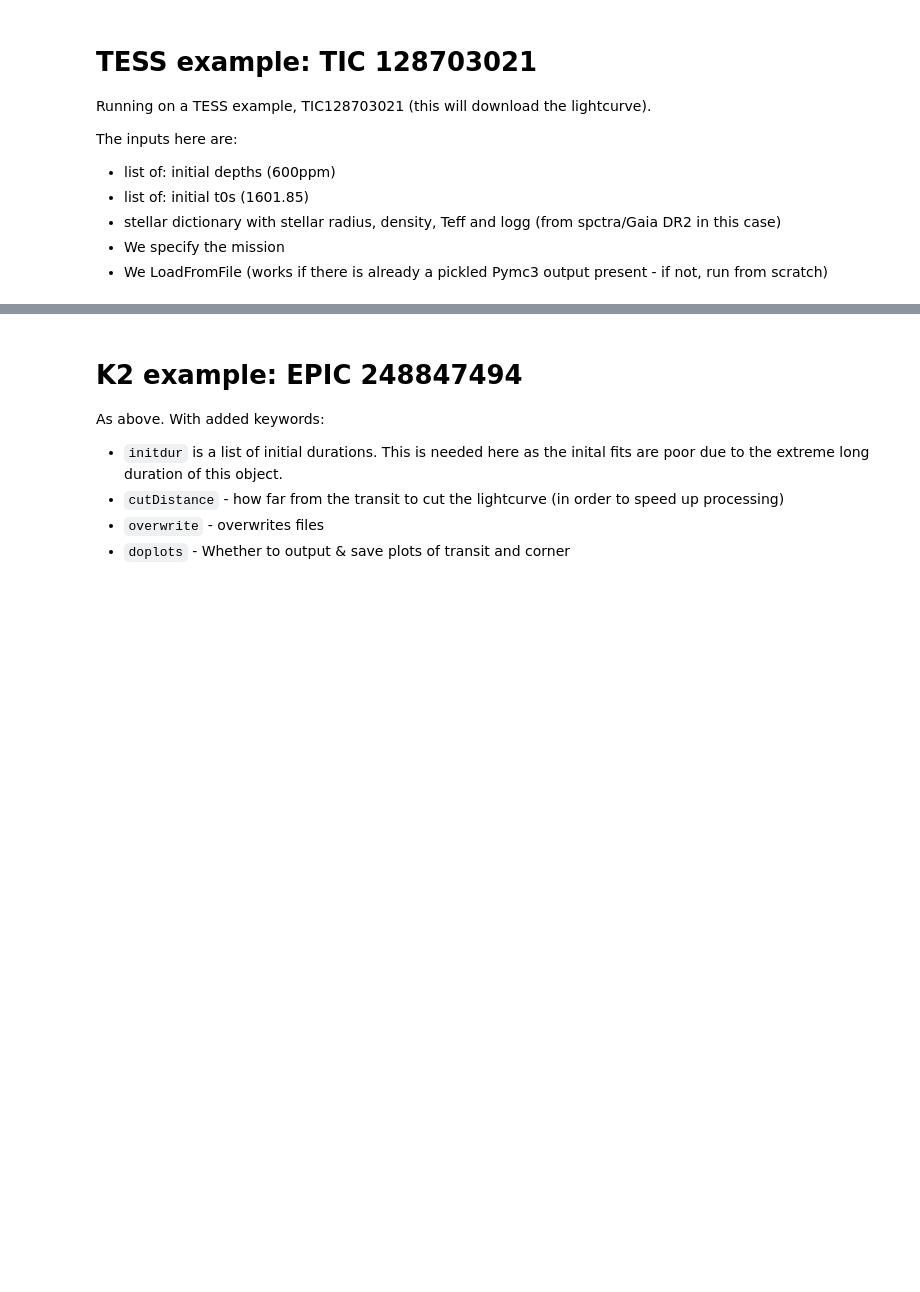
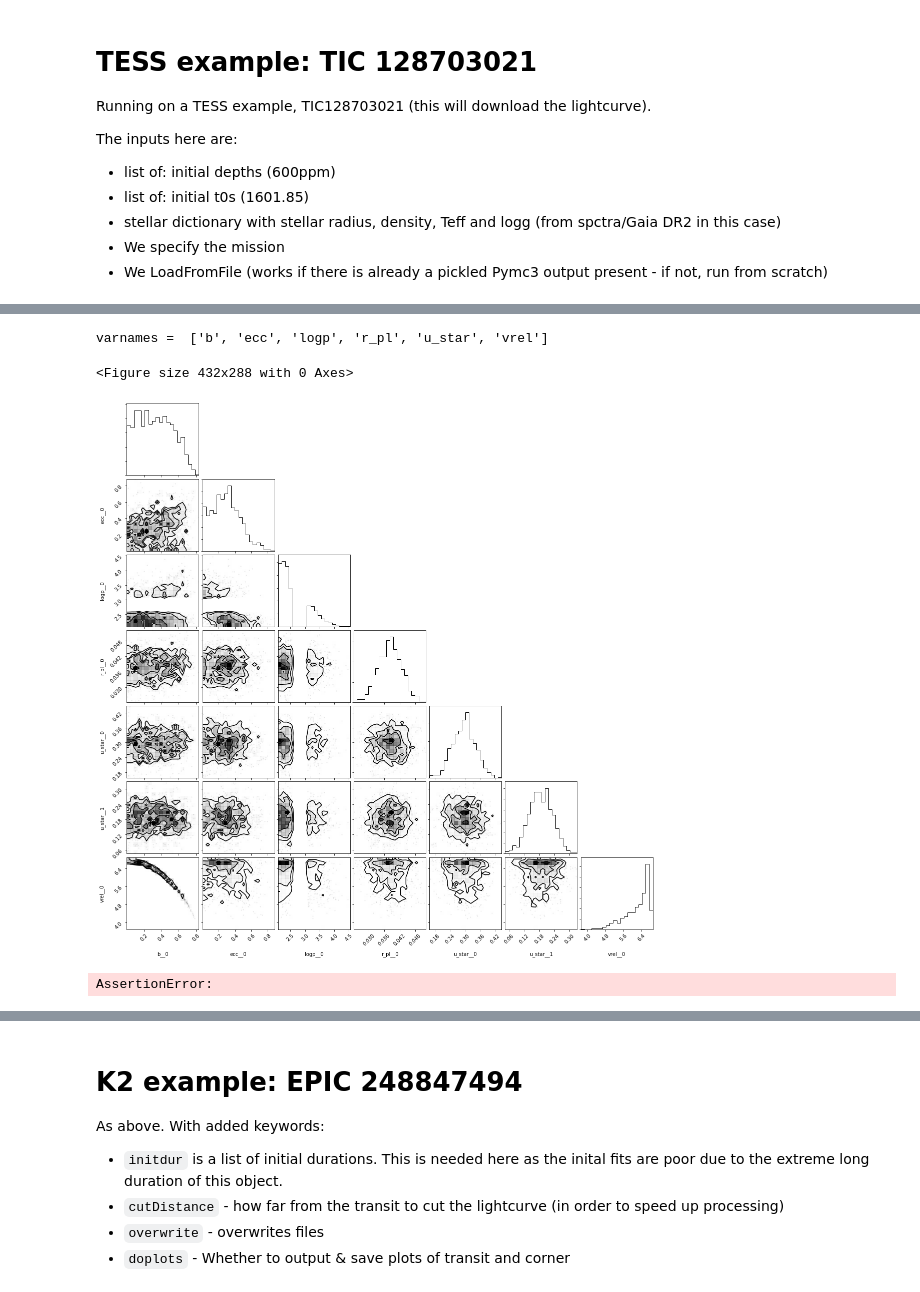
Before and after one commit to hposborn/NamastePymc3, a Jupyter notebook: Example.ipynb, the cells around one changed output, grey strips where cells are left out. Drawn from its saved outputs; the diff is of its cells as text; code cells hidden in the pictures; blank space fills up the shorter version.

```diff
--- a/Example.ipynb
+++ b/Example.ipynb
@@ -37,8 +78,8 @@ The inputs here are:
 # %%
-mod,trace,lc=namaste.Run(128703021, [600e-6], [1601.85],
+dict_out=namaste.Run(128703021, [600e-6], [1601.85],
                         stellardict={'Rs':1.54,'Rs_err':0.18,
                                      'rho_s':0.34872195*1.408,'rho_s_err':(0.08052529*1.408, 0.11735043*1.408),
                                      'Teff':6216,'Teff_err':100,
                                      'logg':4.16,'logg_err':0.12},
-                        mission='TESS',LoadFromFile=True)
+                        mission='TESS',LoadFromFile=False,cutDistance=10,n_draws=500)
 # %% [output]
@@ -61,0 +146,10 @@ varnames =  ['b', 'ecc', 'period', 'r_pl', 'u_star']
+# %%
+namaste.PlotCorner(dict_out['trace'],128703021, mission='TESS',tracemask=dict_out['tracemask'],varnames=['b', 'ecc', 'logp', 'r_pl', 'u_star', 'vrel'])
+# %% [output]
+varnames =  ['b', 'ecc', 'logp', 'r_pl', 'u_star', 'vrel']
+<Figure size 432x288 with 0 Axes>
+[figure, added]
+# %%
+namaste.PlotLC(dict_out['light_curve'], dict_out['trace'], 128703021, mission='TESS',tracemask=dict_out['tracemask'])
+# %% [output]
+AssertionError:
```
Also changed, not shown: parts of 21 cells of this notebook, 44 other files.
